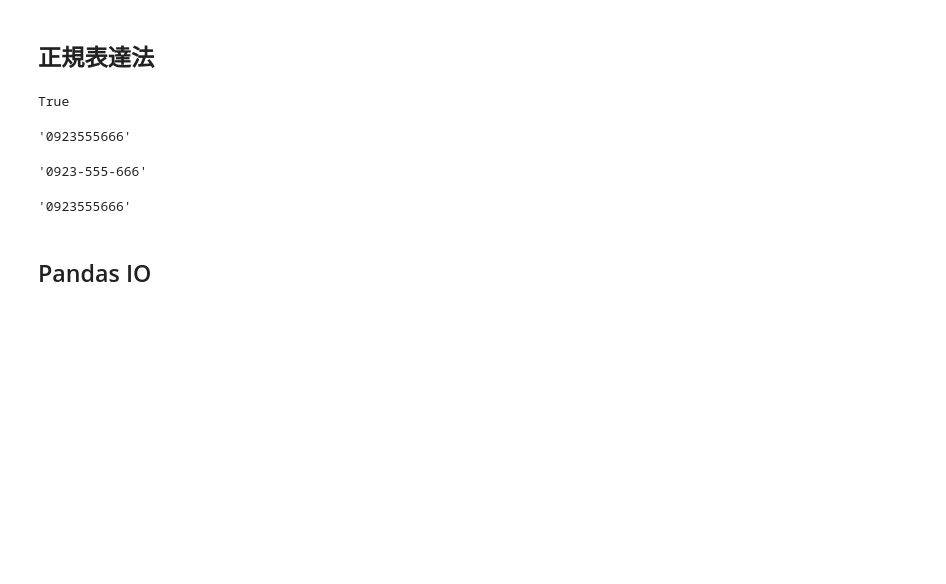
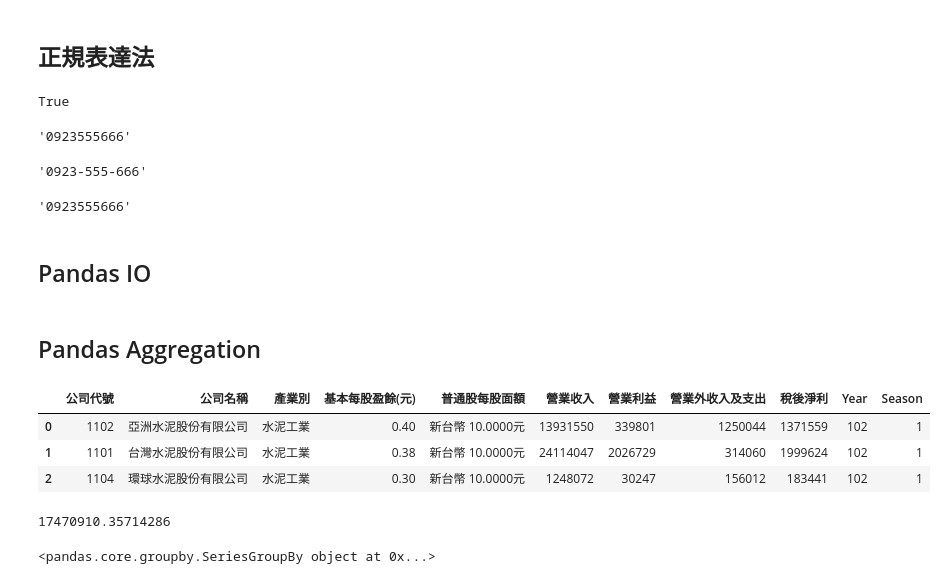
Before and after one commit to ywchiu/ctbcpy, a Jupyter notebook: Demo20180806.ipynb, the cells around one changed output. Drawn from its saved outputs; the diff is of its cells as text; code cells hidden in the pictures; blank space fills up the shorter version.

```diff
--- a/Demo20180806.ipynb
+++ b/Demo20180806.ipynb
@@ -644,3 +644,23 @@ df = pd.read_clipboard()
 df.to_csv('1.csv')
 # %%
 df.to_excel('/Users/davidchiu/Desktop/1.xlsx')
+# %% [markdown]
+## Pandas Aggregation
+# %%
+df = pd.read_excel('data/eps.xlsx')
+# %%
+df.head(3)
+# %% [output]
+|  | 公司代號 | 公司名稱 | 產業別 | 基本每股盈餘(元) | 普通股每股面額 | 營業收入 | 營業利益 | 營業外收入及支出 | 稅後淨利 | Year | Season |
+| 0 | 1102 | 亞洲水泥股份有限公司 | 水泥工業 | 0.40 | 新台幣 10.0000元 | 13931550 | 339801 | 1250044 | 1371559 | 102 | 1 |
+| 1 | 1101 | 台灣水泥股份有限公司 | 水泥工業 | 0.38 | 新台幣 10.0000元 | 24114047 | 2026729 | 314060 | 1999624 | 102 | 1 |
+| 2 | 1104 | 環球水泥股份有限公司 | 水泥工業 | 0.30 | 新台幣 10.0000元 | 1248072 | 30247 | 156012 | 183441 | 102 | 1 |
+# %%
+df.loc[df['產業別'] == '水泥工業', '營業收入'].mean()
+# %% [output]
+17470910.35714286
+# %%
+# select 產業別, mean(營業收入) from df group by 產業別
+df.groupby(['產業別'])['營業收入']
+# %% [output]
+<pandas.core.groupby.SeriesGroupBy object at 0x...>
```
Also changed, not shown: parts of 8 cells of this notebook.
